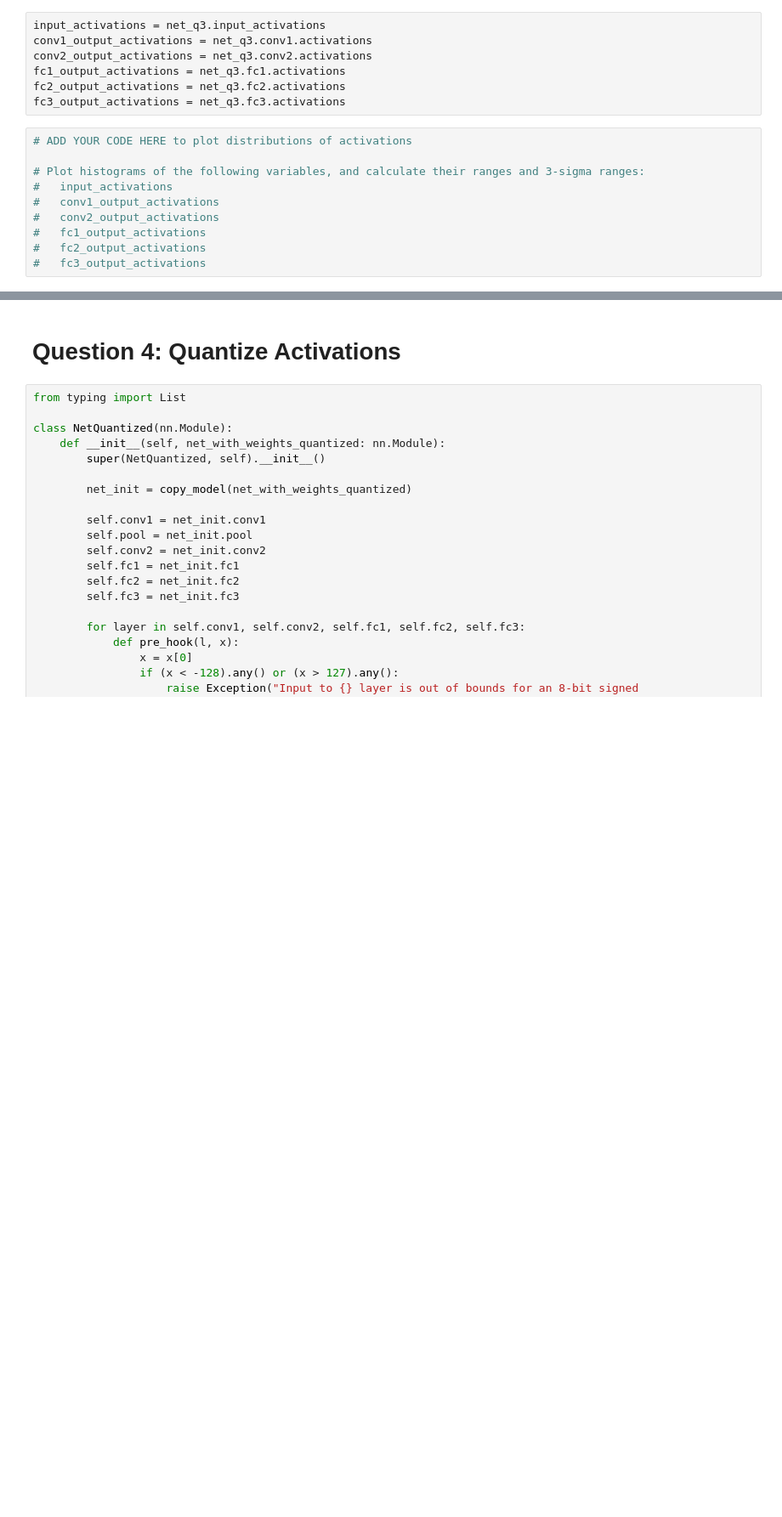
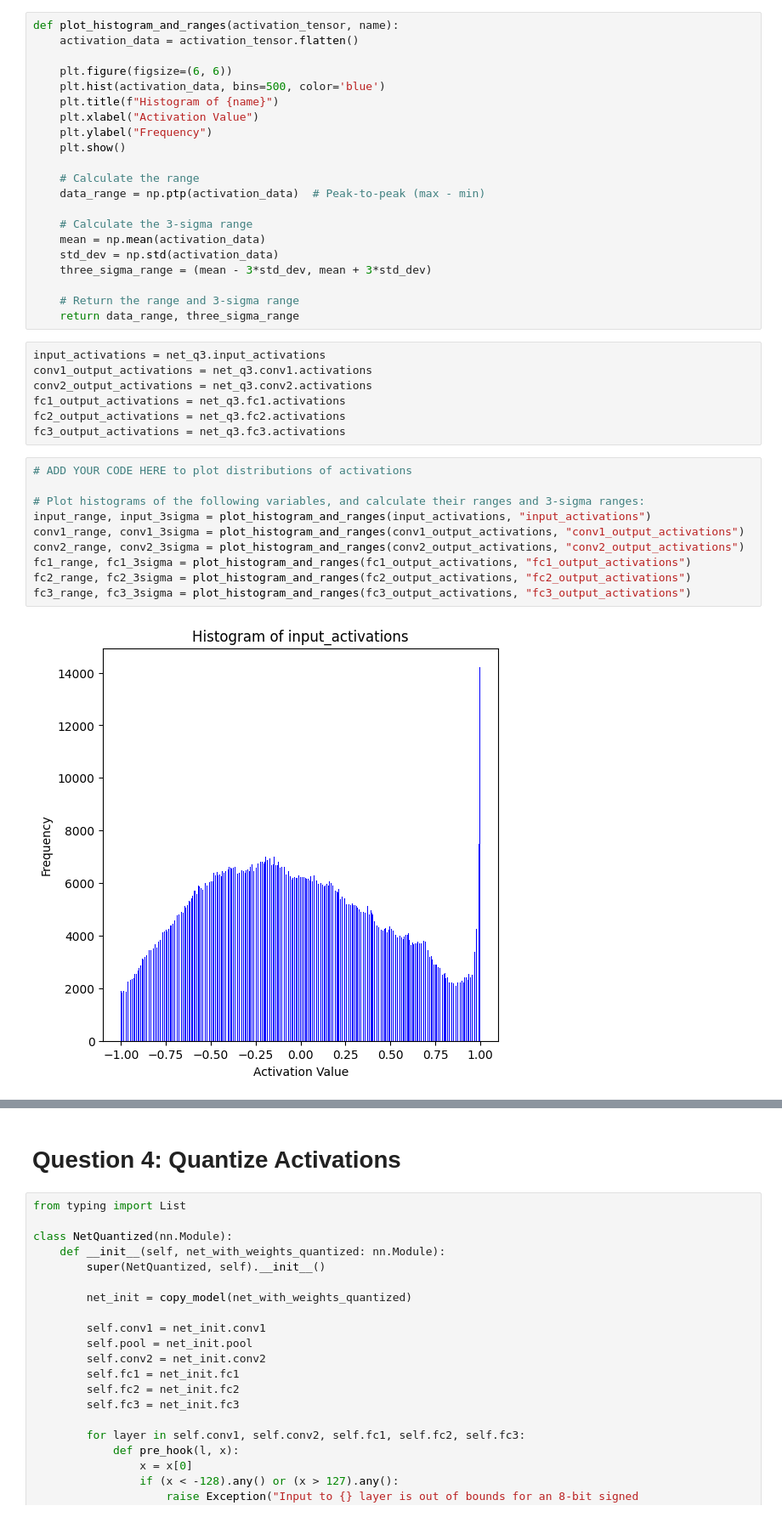
Before and after one commit to kaison0/HPML_assignment, a Jupyter notebook: assignment4/HPML_HWK4_Quantization.ipynb, the cells around one changed output, grey strips where cells are left out. Shown at 85% size. Drawn from its saved outputs; the diff is of its cells as text; blank space fills up the shorter version.

```diff
--- a/assignment4/HPML_HWK4_Quantization.ipynb
+++ b/assignment4/HPML_HWK4_Quantization.ipynb
@@ -267,6 +288,27 @@ register_activation_profiling_hooks(net_q3)
 # We don't actually have to perform gradient descent for this, so we can use the "test" function
 test(net_q3, trainloader, max_samples=400)
 net_q3.profile_activations = False
+# %%
+def plot_histogram_and_ranges(activation_tensor, name):
+    activation_data = activation_tensor.flatten()
+
+    plt.figure(figsize=(6, 6))
+    plt.hist(activation_data, bins=500, color='blue')
+    plt.title(f"Histogram of {name}")
+    plt.xlabel("Activation Value")
+    plt.ylabel("Frequency")
+    plt.show()
+
+    # Calculate the range
+    data_range = np.ptp(activation_data)  # Peak-to-peak (max - min)
+
+    # Calculate the 3-sigma range
+    mean = np.mean(activation_data)
+    std_dev = np.std(activation_data)
+    three_sigma_range = (mean - 3*std_dev, mean + 3*std_dev)
+
+    # Return the range and 3-sigma range
+    return data_range, three_sigma_range
 # %%
 input_activations = net_q3.input_activations
 conv1_output_activations = net_q3.conv1.activations
@@ -277,10 +319,12 @@ fc3_output_activations = net_q3.fc3.activations
 # %%
 # ADD YOUR CODE HERE to plot distributions of activations
 
 # Plot histograms of the following variables, and calculate their ranges and 3-sigma ranges:
-#   input_activations
-#   conv1_output_activations
-#   conv2_output_activations
-#   fc1_output_activations
-#   fc2_output_activations
-#   fc3_output_activations
+input_range, input_3sigma = plot_histogram_and_ranges(input_activations, "input_activations")
+conv1_range, conv1_3sigma = plot_histogram_and_ranges(conv1_output_activations, "conv1_output_activations")
+conv2_range, conv2_3sigma = plot_histogram_and_ranges(conv2_output_activations, "conv2_output_activations")
+fc1_range, fc1_3sigma = plot_histogram_and_ranges(fc1_output_activations, "fc1_output_activations")
+fc2_range, fc2_3sigma = plot_histogram_and_ranges(fc2_output_activations, "fc2_output_activations")
+fc3_range, fc3_3sigma = plot_histogram_and_ranges(fc3_output_activations, "fc3_output_activations")
+# %% [output]
+[figure, added]
```
Also changed, not shown: parts of 10 cells of this notebook.
